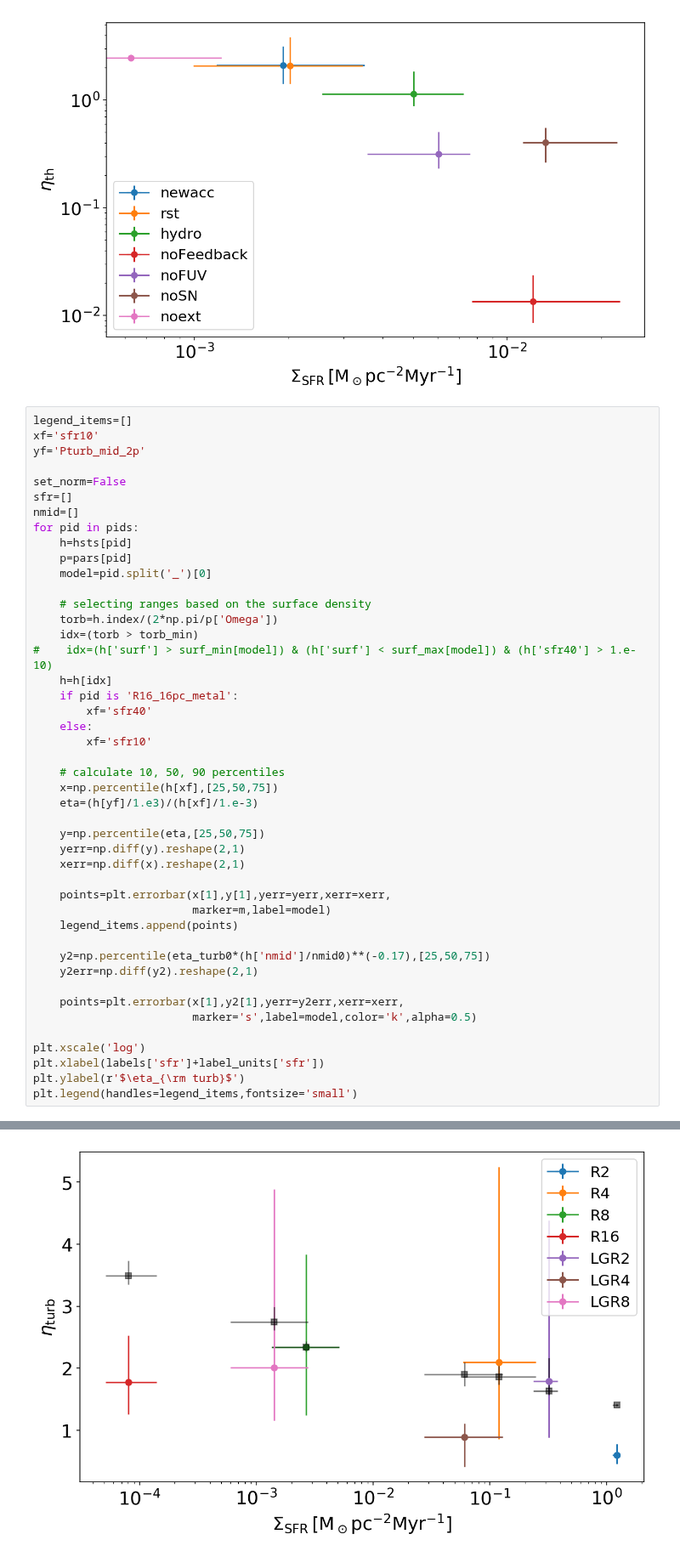
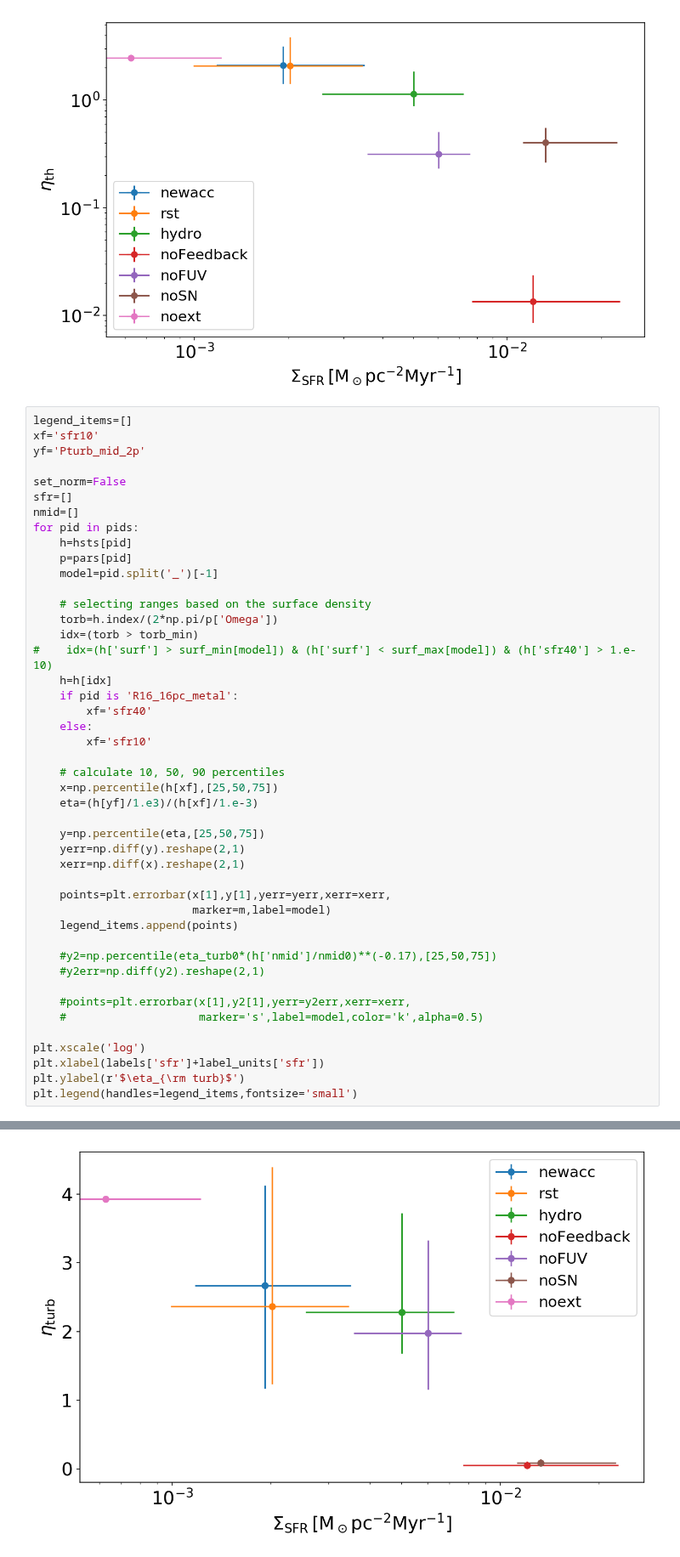
Before and after one commit to changgoo/pyathena, a Jupyter notebook: notebook/history_with_zprof-SFR-R8.ipynb, the cells around one changed output, grey strips where cells are left out. Shown at 85% size. Cells and saved outputs as stored; diff of their text form.

Commit message:
Modify plot tools for arm cases

```diff
--- a/notebook/history_with_zprof-SFR-R8.ipynb
+++ b/notebook/history_with_zprof-SFR-R8.ipynb
@@ -299,40 +299,40 @@ nmid=[]
 for pid in pids:
     h=hsts[pid]
     p=pars[pid]
-    model=pid.split('_')[0]
+    model=pid.split('_')[-1]
 
     # selecting ranges based on the surface density
     torb=h.index/(2*np.pi/p['Omega'])
     idx=(torb > torb_min)
 #    idx=(h['surf'] > surf_min[model]) & (h['surf'] < surf_max[model]) & (h['sfr40'] > 1.e-10)
     h=h[idx]
     if pid is 'R16_16pc_metal':
         xf='sfr40'
     else:
         xf='sfr10'
 
     # calculate 10, 50, 90 percentiles
     x=np.percentile(h[xf],[25,50,75])
     eta=(h[yf]/1.e3)/(h[xf]/1.e-3)
 
     y=np.percentile(eta,[25,50,75])
     yerr=np.diff(y).reshape(2,1)
     xerr=np.diff(x).reshape(2,1)
 
     points=plt.errorbar(x[1],y[1],yerr=yerr,xerr=xerr,
                         marker=m,label=model)
     legend_items.append(points)
 
-    y2=np.percentile(eta_turb0*(h['nmid']/nmid0)**(-0.17),[25,50,75])
-    y2err=np.diff(y2).reshape(2,1)
+    #y2=np.percentile(eta_turb0*(h['nmid']/nmid0)**(-0.17),[25,50,75])
+    #y2err=np.diff(y2).reshape(2,1)
 
-    points=plt.errorbar(x[1],y2[1],yerr=y2err,xerr=xerr,
-                        marker='s',label=model,color='k',alpha=0.5)
+    #points=plt.errorbar(x[1],y2[1],yerr=y2err,xerr=xerr,
+    #                    marker='s',label=model,color='k',alpha=0.5)
 
 plt.xscale('log')
 plt.xlabel(labels['sfr']+label_units['sfr'])
 plt.ylabel(r'$\eta_{\rm turb}$')
 plt.legend(handles=legend_items,fontsize='small')
 # %% [output]
 <matplotlib.legend.Legend at 0x...>
-[figure, old version]
+[figure, new version]
```
Also changed, not shown: 4 other files.
